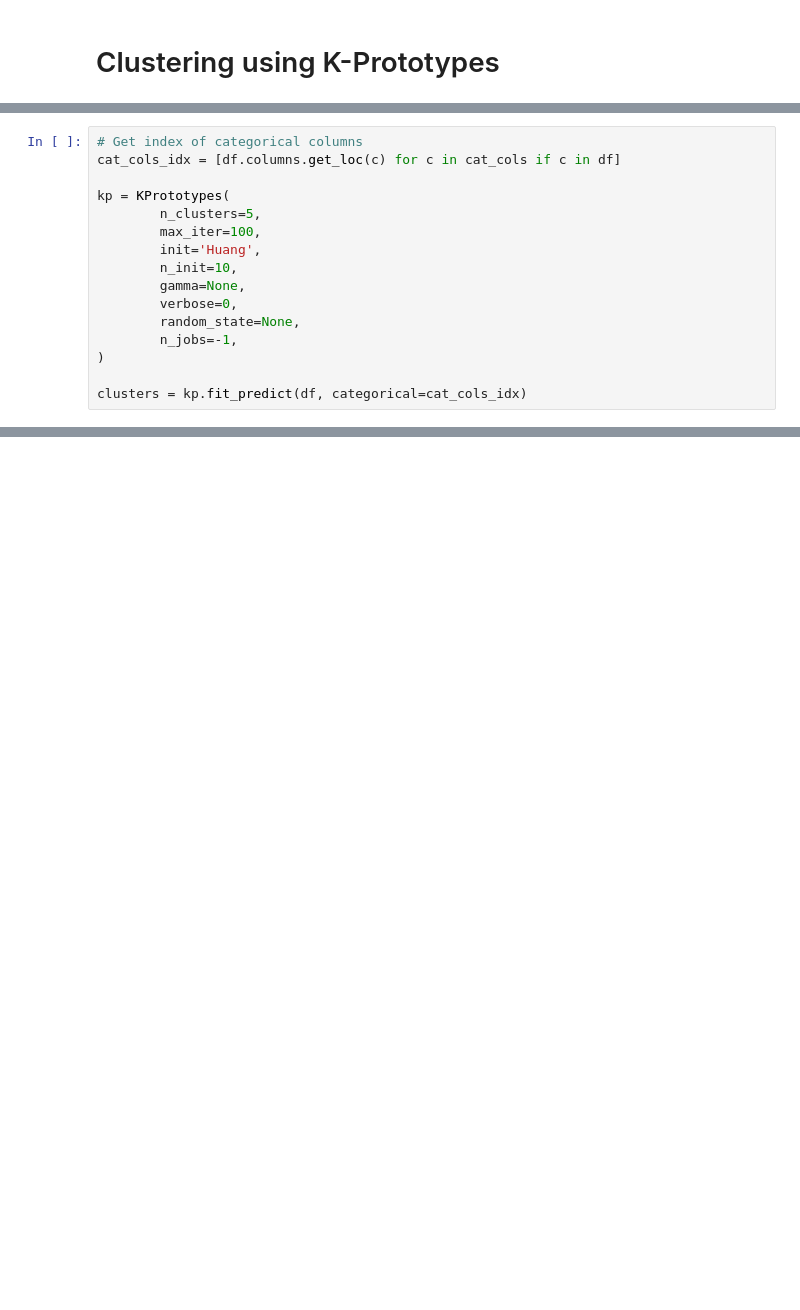
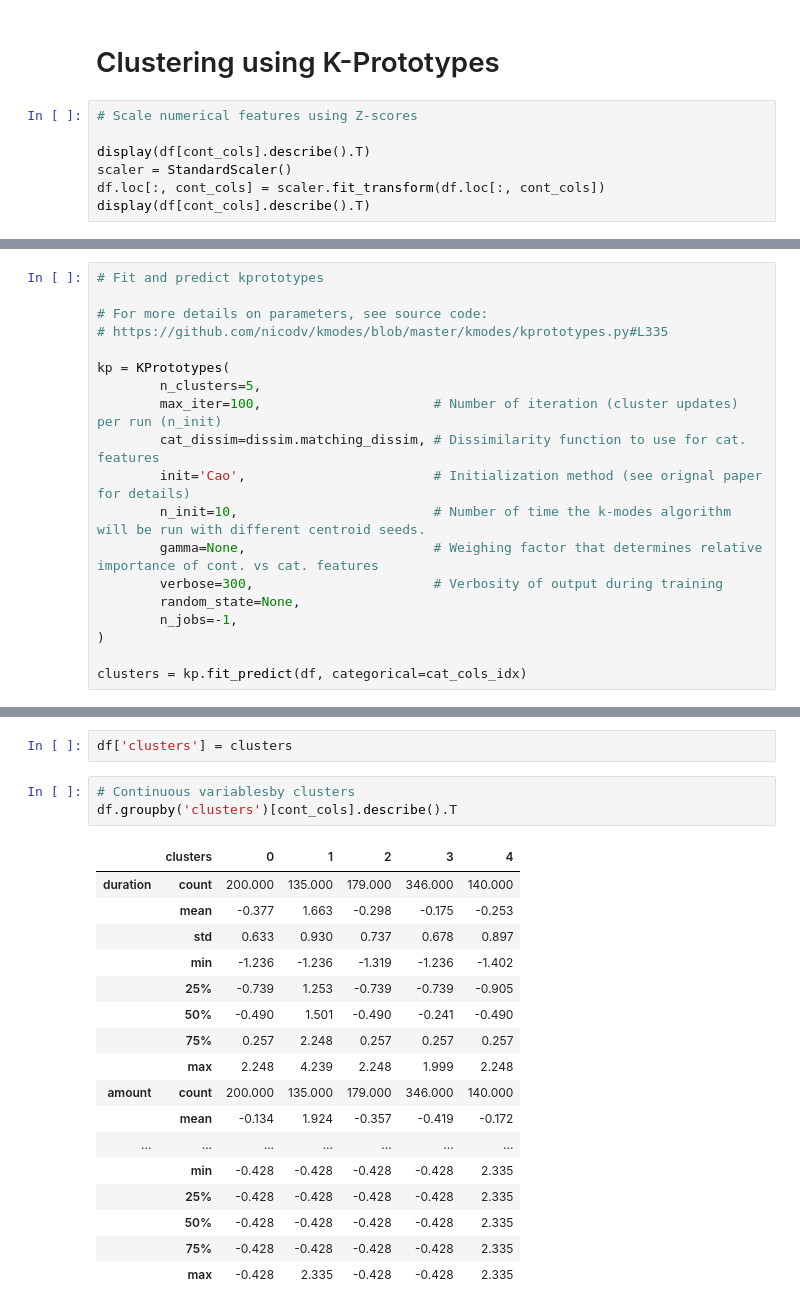
Before and after one commit to palpen/kproto, a Jupyter notebook: main.ipynb, the cells around one changed output, grey strips where cells are left out. Saved outputs shown, nothing was run; the diff lists cells and outputs as text; blank space fills up the shorter version.

```diff
--- a/main.ipynb
+++ b/main.ipynb
@@ -284,2 +308,9 @@ df
 # %% [markdown]
 # Clustering using K-Prototypes
+# %%
+# Scale numerical features using Z-scores
+
+display(df[cont_cols].describe().T)
+scaler = StandardScaler()
+df.loc[:, cont_cols] = scaler.fit_transform(df.loc[:, cont_cols])
+display(df[cont_cols].describe().T)
@@ -286,14 +358,17 @@ df
 # %%
-# Get index of categorical columns
-cat_cols_idx = [df.columns.get_loc(c) for c in cat_cols if c in df]
+# Fit and predict kprototypes
+
+# For more details on parameters, see source code:
+# https://github.com/nicodv/kmodes/blob/master/kmodes/kprototypes.py#L335
 
 kp = KPrototypes(
         n_clusters=5,
-        max_iter=100,
-        init='Huang',
-        n_init=10,
-        gamma=None,
-        verbose=0,
+        max_iter=100,                      # Number of iteration (cluster updates) per run (n_init)
+        cat_dissim=dissim.matching_dissim, # Dissimilarity function to use for cat. features
+        init='Cao',                        # Initialization method (see orignal paper for details)
+        n_init=10,                         # Number of time the k-modes algorithm will be run with different centroid seeds.
+        gamma=None,                        # Weighing factor that determines relative importance of cont. vs cat. features
+        verbose=300,                       # Verbosity of output during training
         random_state=None,
         n_jobs=-1,
 )
@@ -301,0 +402,23 @@ clusters = kp.fit_predict(df, categorical=cat_cols_idx)
+# %%
+df['clusters'] = clusters
+# %%
+# Continuous variablesby clusters
+df.groupby('clusters')[cont_cols].describe().T
+# %% [output]
+|  | clusters | 0 | 1 | 2 | 3 | 4 |
+| duration | count | 200.000 | 135.000 | 179.000 | 346.000 | 140.000 |
+|  | mean | -0.377 | 1.663 | -0.298 | -0.175 | -0.253 |
+|  | std | 0.633 | 0.930 | 0.737 | 0.678 | 0.897 |
+|  | min | -1.236 | -1.236 | -1.319 | -1.236 | -1.402 |
+|  | 25% | -0.739 | 1.253 | -0.739 | -0.739 | -0.905 |
+|  | 50% | -0.490 | 1.501 | -0.490 | -0.241 | -0.490 |
+|  | 75% | 0.257 | 2.248 | 0.257 | 0.257 | 0.257 |
+|  | max | 2.248 | 4.239 | 2.248 | 1.999 | 2.248 |
+| amount | count | 200.000 | 135.000 | 179.000 | 346.000 | 140.000 |
+|  | mean | -0.134 | 1.924 | -0.357 | -0.419 | -0.172 |
+| ... | ... | ... | ... | ... | ... | ... |
+|  | min | -0.428 | -0.428 | -0.428 | -0.428 | 2.335 |
+|  | 25% | -0.428 | -0.428 | -0.428 | -0.428 | 2.335 |
+|  | 50% | -0.428 | -0.428 | -0.428 | -0.428 | 2.335 |
+|  | 75% | -0.428 | -0.428 | -0.428 | -0.428 | 2.335 |
+|  | max | -0.428 | 2.335 | -0.428 | -0.428 | 2.335 |
```
Also changed, not shown: parts of 18 cells of this notebook.
